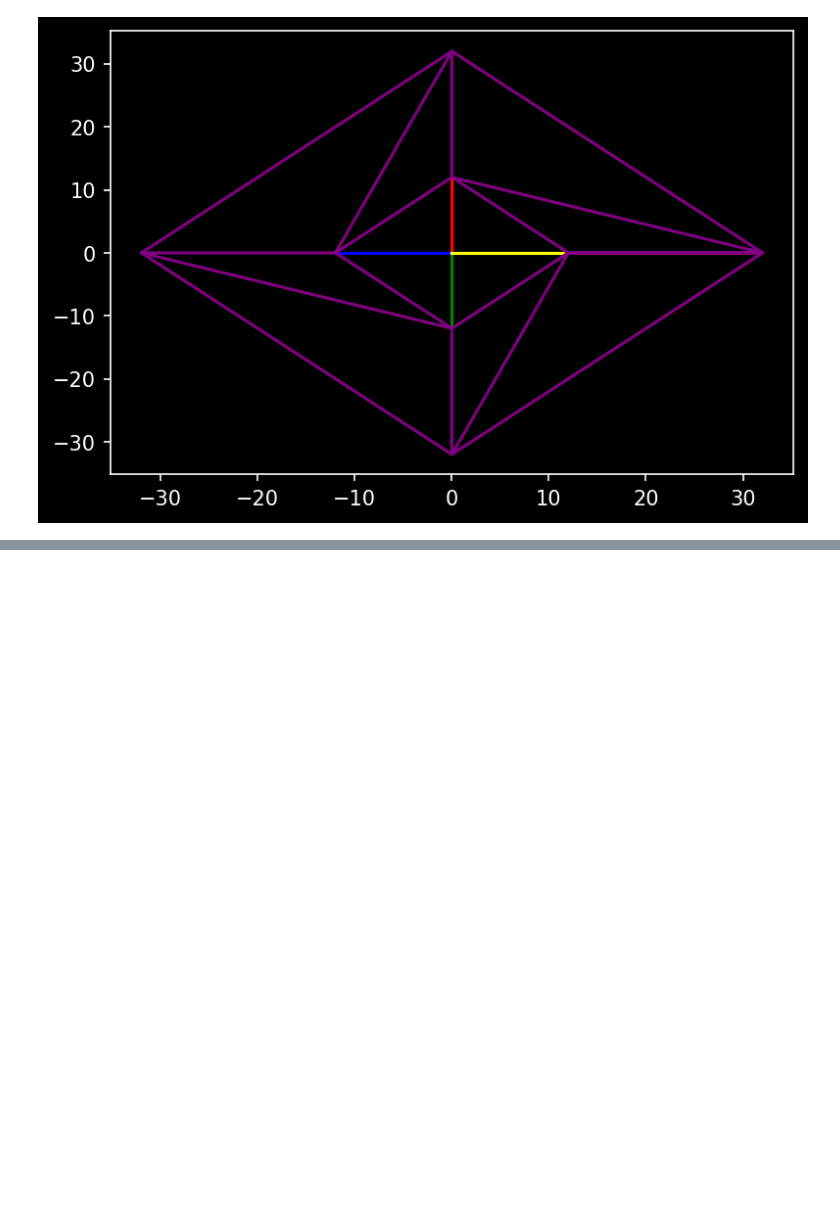
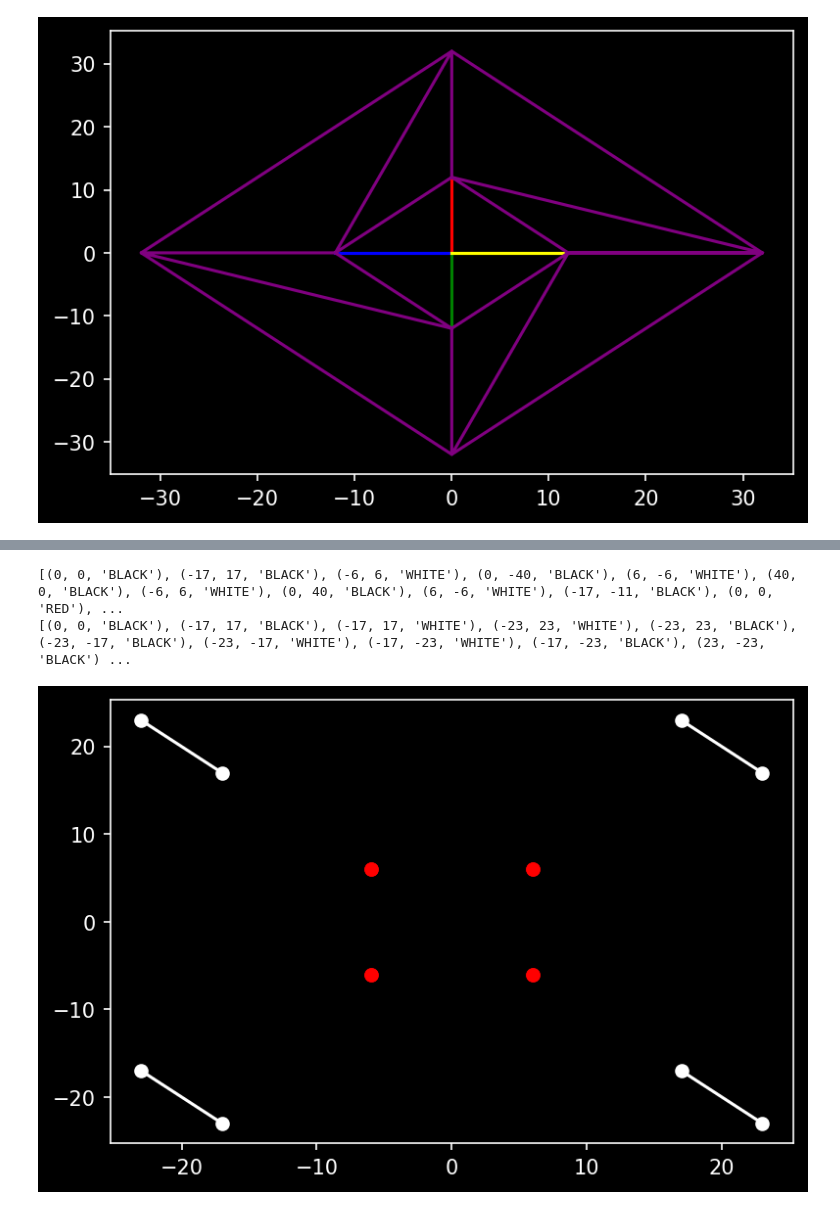
Before and after one commit to mwenge/tempest, a Jupyter notebook: notebooks/Create Graphs of Vector Images from Tempest.ipynb, the cells around one changed output, grey strips where cells are left out. Cells and saved outputs as stored; diff of their text form; code cells hidden in the pictures; blank space fills up the shorter version.

```diff
--- a/notebooks/Create Graphs of Vector Images from Tempest.ipynb
+++ b/notebooks/Create Graphs of Vector Images from Tempest.ipynb
@@ -1367,0 +1067,32 @@ plot_vertices(vertices)
+# %%
+vector_data = """
+	ICVEC
+	CSTAT WHITE
+	SCVEC -11.,11.,0
+	SCVEC -17.,17.,CB
+	SCVEC -17.,-11.,0
+	SCVEC -11.,-17.,CB
+	SCVEC 17.,-17.,0
+	SCVEC 11.,-11.,CB
+	SCVEC 11.,17.,0
+	SCVEC 17.,11.,CB
+	SCVEC 6,6,0
+	CSTAT RED
+	VCTR 0,0,CB
+	SCVEC -6,6,0
+	VCTR 0,0,CB
+	SCVEC -6,-6,0
+	VCTR 0,0,CB
+	SCVEC 6,-6,0
+	VCTR 0,0,CB
+	RTSL
+"""
+vectors = parse_vector_commands(vector_data)
+print(vectors)
+vertices = vectors_to_coords(vectors)
+print(vertices)
+plot_vertices(vertices,"o")
+# %% [output]
+[(0, 0, 'BLACK'), (-17, 17, 'BLACK'), (-6, 6, 'WHITE'), (0, -40, 'BLACK'), (6, -6, 'WHITE'), (40, 0, 'BLACK'), (-6, 6, 'WHITE'), (0, 40, 'BLACK'), (6, -6, 'WHITE'), (-17, -11, 'BLACK'), (0, 0, 'RED'), ...
+[(0, 0, 'BLACK'), (-17, 17, 'BLACK'), (-17, 17, 'WHITE'), (-23, 23, 'WHITE'), (-23, 23, 'BLACK'), (-23, -17, 'BLACK'), (-23, -17, 'WHITE'), (-17, -23, 'WHITE'), (-17, -23, 'BLACK'), (23, -23, 'BLACK') ...
+[figure, added]
```
Also changed, not shown: parts of 70 cells of this notebook.
